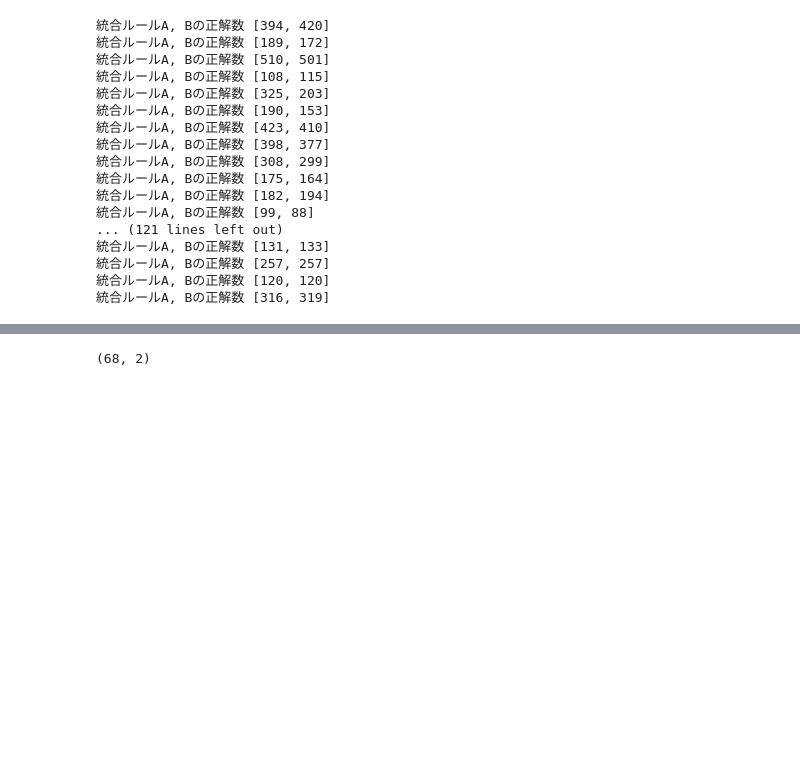
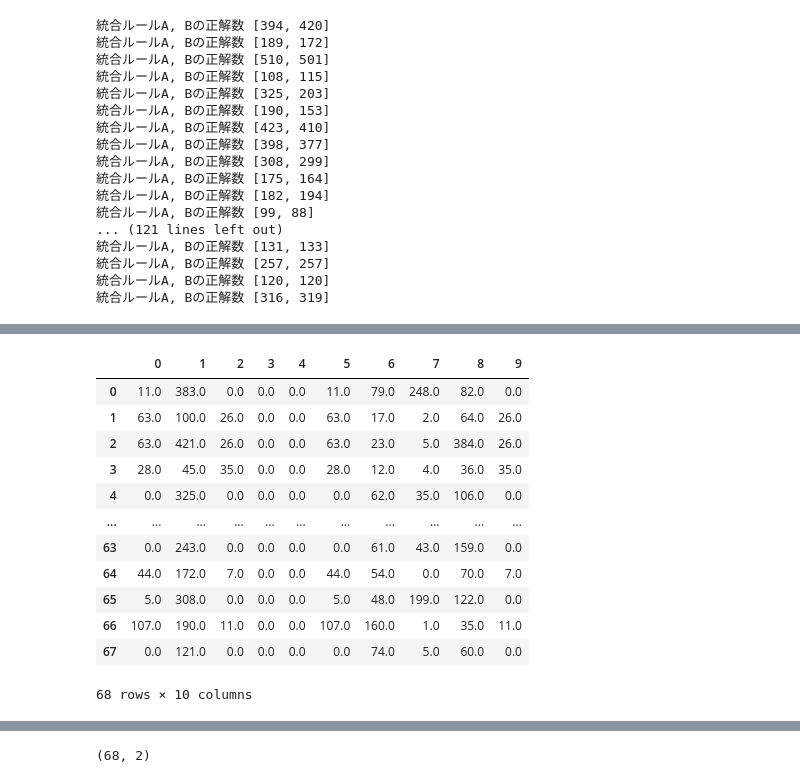
Before and after one commit to Taiki-jp/sleep_study, a Jupyter notebook: data_analysis.ipynb, the cells around one changed output, grey strips where cells are left out. Drawn from its saved outputs; the diff is of its cells as text; code cells hidden in the pictures; blank space fills up the shorter version.

```diff
--- a/data_analysis.ipynb
+++ b/data_analysis.ipynb
@@ -472,0 +529,16 @@ for __target_dir in target_dir:
+# %%
+df_rcc
+# %% [output]
+|  | 0 | 1 | 2 | 3 | 4 | 5 | 6 | 7 | 8 | 9 |
+| 0 | 11.0 | 383.0 | 0.0 | 0.0 | 0.0 | 11.0 | 79.0 | 248.0 | 82.0 | 0.0 |
+| 1 | 63.0 | 100.0 | 26.0 | 0.0 | 0.0 | 63.0 | 17.0 | 2.0 | 64.0 | 26.0 |
+| 2 | 63.0 | 421.0 | 26.0 | 0.0 | 0.0 | 63.0 | 23.0 | 5.0 | 384.0 | 26.0 |
+| 3 | 28.0 | 45.0 | 35.0 | 0.0 | 0.0 | 28.0 | 12.0 | 4.0 | 36.0 | 35.0 |
+| 4 | 0.0 | 325.0 | 0.0 | 0.0 | 0.0 | 0.0 | 62.0 | 35.0 | 106.0 | 0.0 |
+| ... | ... | ... | ... | ... | ... | ... | ... | ... | ... | ... |
+| 63 | 0.0 | 243.0 | 0.0 | 0.0 | 0.0 | 0.0 | 61.0 | 43.0 | 159.0 | 0.0 |
+| 64 | 44.0 | 172.0 | 7.0 | 0.0 | 0.0 | 44.0 | 54.0 | 0.0 | 70.0 | 7.0 |
+| 65 | 5.0 | 308.0 | 0.0 | 0.0 | 0.0 | 5.0 | 48.0 | 199.0 | 122.0 | 0.0 |
+| 66 | 107.0 | 190.0 | 11.0 | 0.0 | 0.0 | 107.0 | 160.0 | 1.0 | 35.0 | 11.0 |
+| 67 | 0.0 | 121.0 | 0.0 | 0.0 | 0.0 | 0.0 | 74.0 | 5.0 | 60.0 | 0.0 |
+68 rows × 10 columns
```
Also changed, not shown: parts of 9 cells of this notebook.
